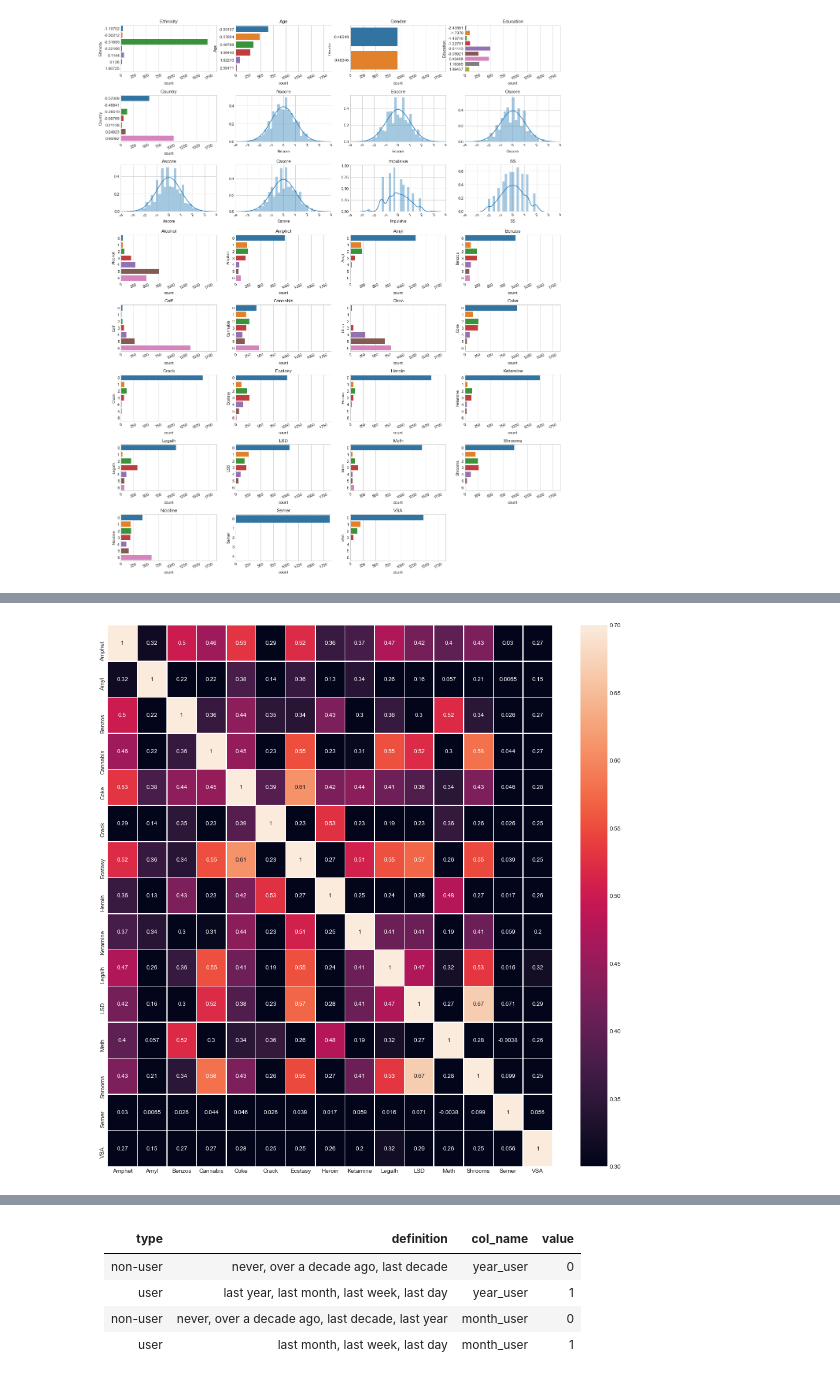
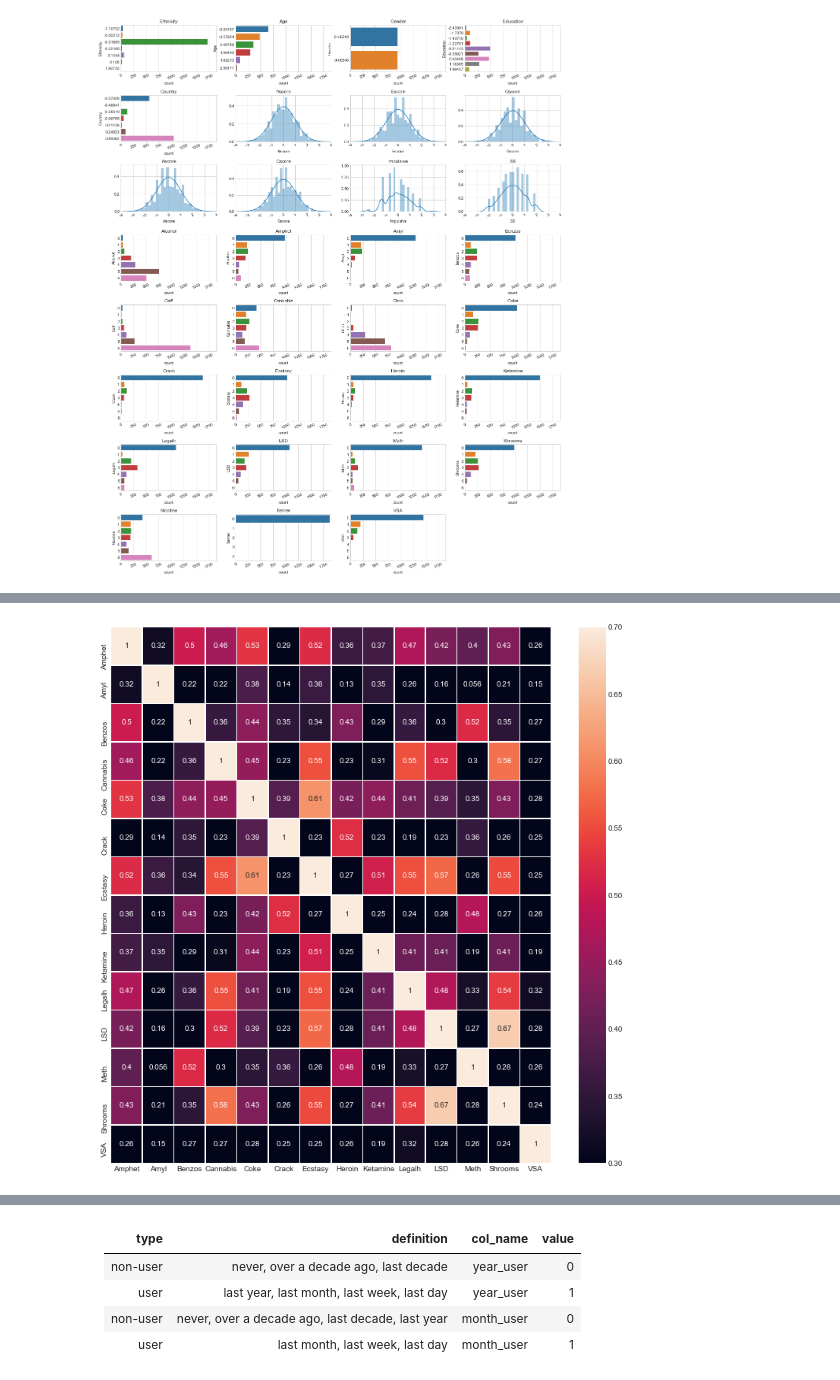
Before and after one commit to BinaerBaer/DS-Project2-Personality-vs-Risk-of-Drug-Use, a Jupyter notebook: DS-Project-Personality-vs-Risk-of-Drug-Use.ipynb, the cells around one changed output, grey strips where cells are left out. Drawn from its saved outputs; the diff is of its cells as text; code cells hidden in the pictures.

```diff
--- a/DS-Project-Personality-vs-Risk-of-Drug-Use.ipynb
+++ b/DS-Project-Personality-vs-Risk-of-Drug-Use.ipynb
@@ -104,9 +190,8 @@ df.Ethnicity.unique()
 array([ 0.126  , -0.31685,  0.1144 , -0.22166, -0.50212, -1.10702,
         1.90725])
 # %%
-df2 = df.copy()
 lab_enc = LabelEncoder()
 for col in drugs+drugs_legal:
-    df2[col] = lab_enc.fit_transform(df2[col])
+    df[col] = lab_enc.fit_transform(df[col])
     # print(lab_enc.classes_)
 # %%
@@ -122,0 +253,11 @@ plot_distribution(df2)
+# %%
+# Drop instances: People who said they were using the fictitious drug semeron
+df.drop(index=df[df.Semer > 0].index, axis=1, inplace=True)
+# %%
+# Drop Columns: ID, Semer, Ethnicity
+cols_dropped = ['ID', 'Semer', 'Ethnicity']
+df.drop(columns=cols_dropped, axis=0, inplace=True)
+# %%
+# remove those from the column name lists
+demographic.remove('Ethnicity')
+drugs.remove('Semer')
@@ -139,9 +270,10 @@ corr = df2[drugs].corr()
 # %%
+corr = df[drugs].corr()
 mask = np.zeros_like(corr)
 mask[np.triu_indices_from(mask)] = True
 
 with sns.axes_style("white"):
-    f, ax = plt.subplots(figsize=(17, 17))
+    f, ax = plt.subplots(figsize=(13, 13))
     ax = sns.heatmap(corr, annot=True, linewidths=.5, vmin=0.3, vmax=0.7)
 # %% [output]
-[figure, old version]
+[figure, new version]
```
Also changed, not shown: parts of 113 cells of this notebook.
